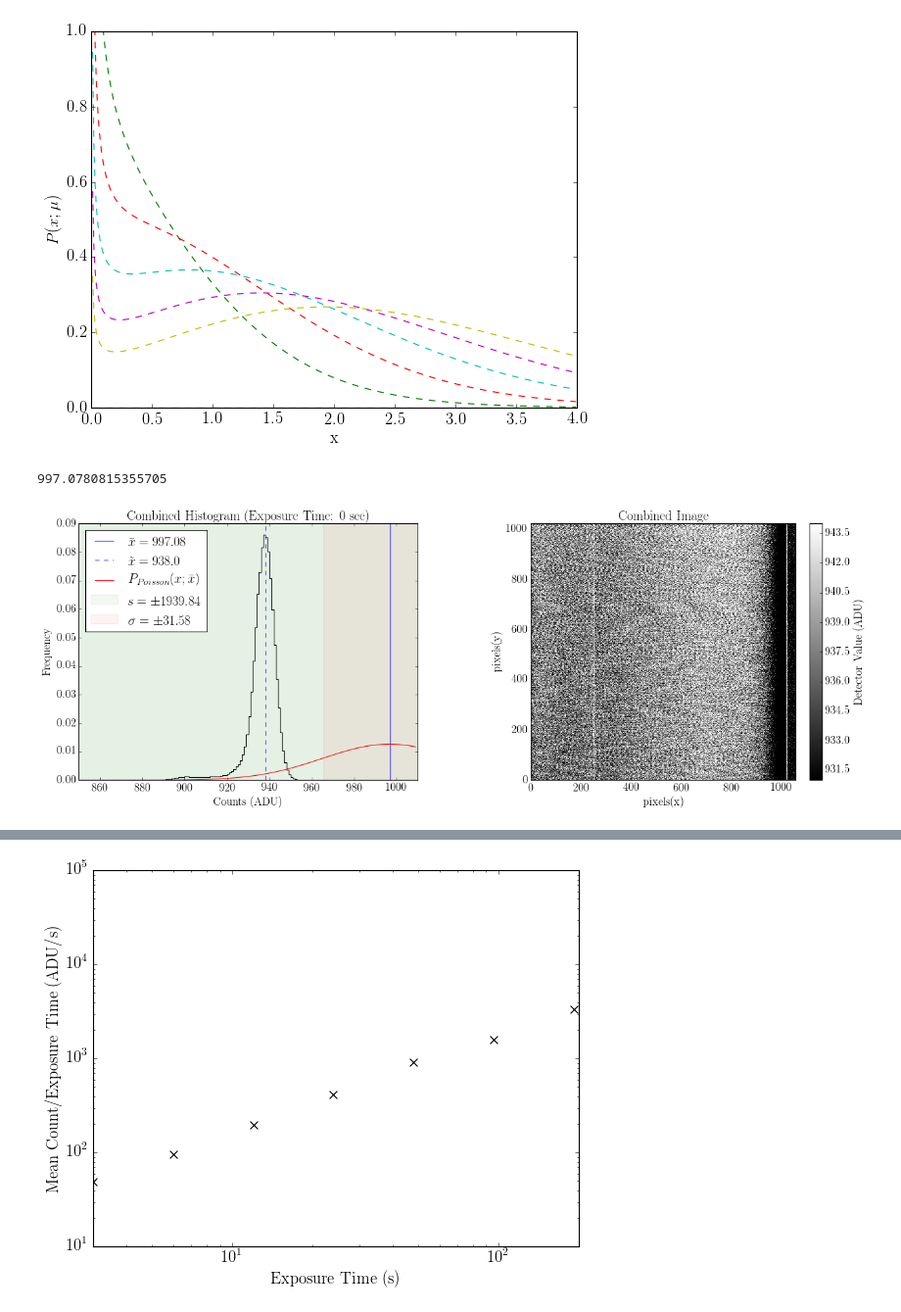
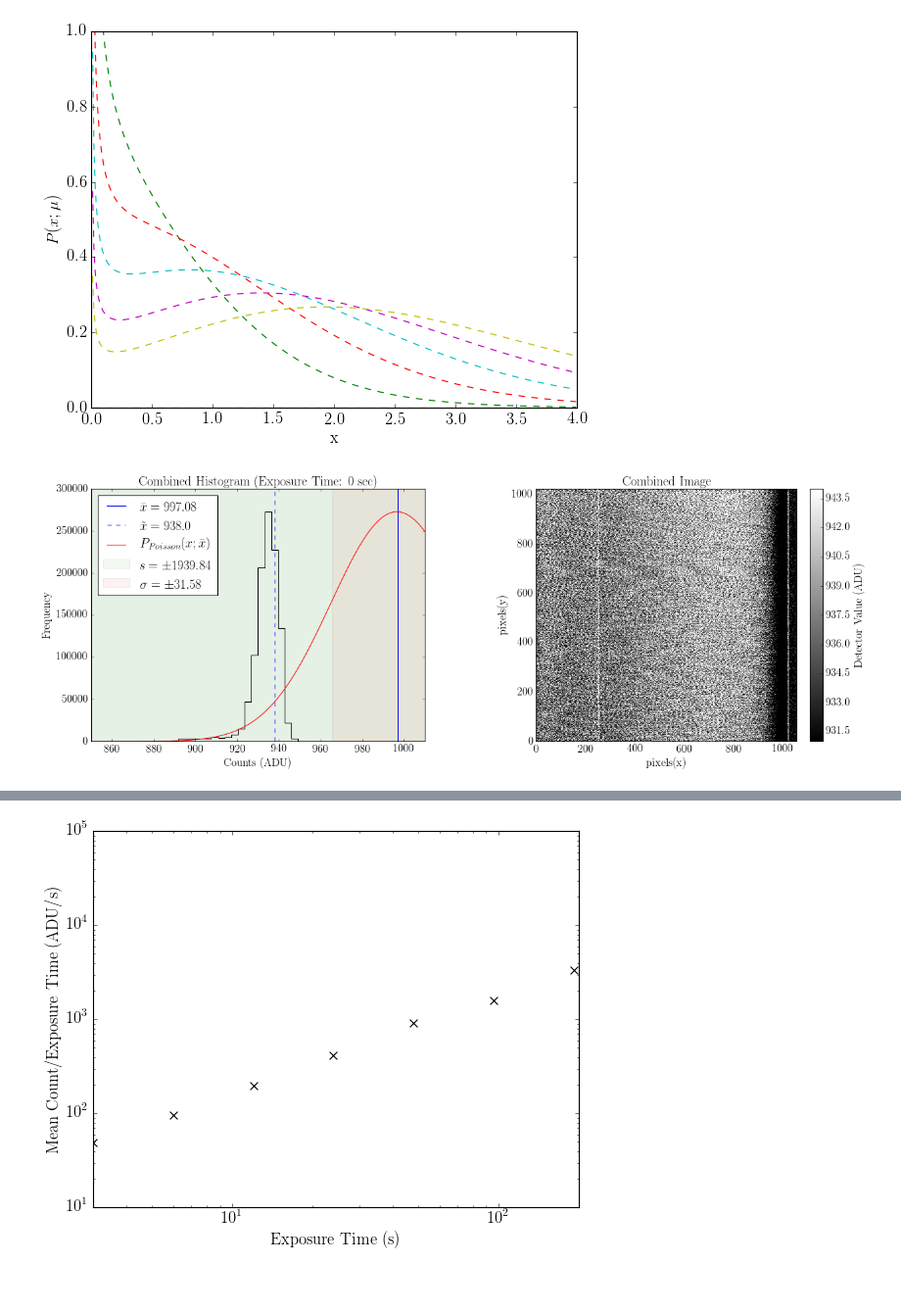
Before and after one commit to jbirky/photonCounting, a Jupyter notebook: analysis.ipynb, the cells around one changed output, grey strips where cells are left out. Shown at 98% size. Cells and saved outputs as stored; diff of their text form; code cells hidden in the pictures; blank space fills up the shorter version.

```diff
--- a/analysis.ipynb
+++ b/analysis.ipynb
@@ -260,10 +213,9 @@ def plotAll(array2D, **kwargs):
 # %%
 array3D = readData('data/exp0/')
 bias_2D = combineFrame(array3D)
-plotAll(bias_2D, rng=[850,1010], exp=0, save_dir='writeup/plots/')
+plotAll(bias_2D, rng=[850,1010], nbins=50, exp=0, save_dir='writeup/plots/')
 # %% [output]
-997.0780815355705
-[figure, old version]
+[figure, new version]
 # %%
 files = natsorted(os.listdir('data/'))[1:]
 exp_times = np.array([int(f.split('exp')[1]) for f in files])
```
Also changed, not shown: parts of 4 cells of this notebook.
